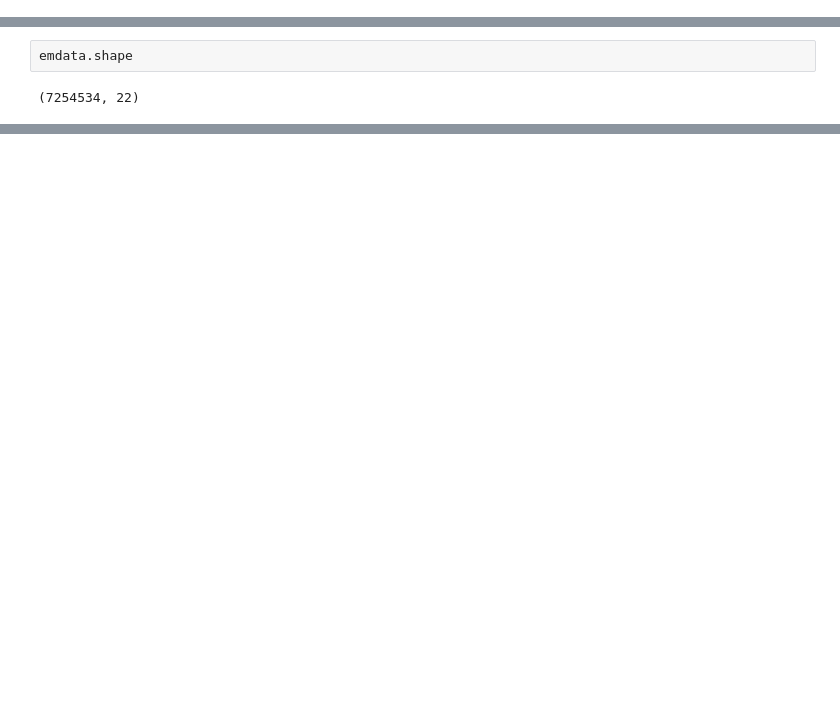
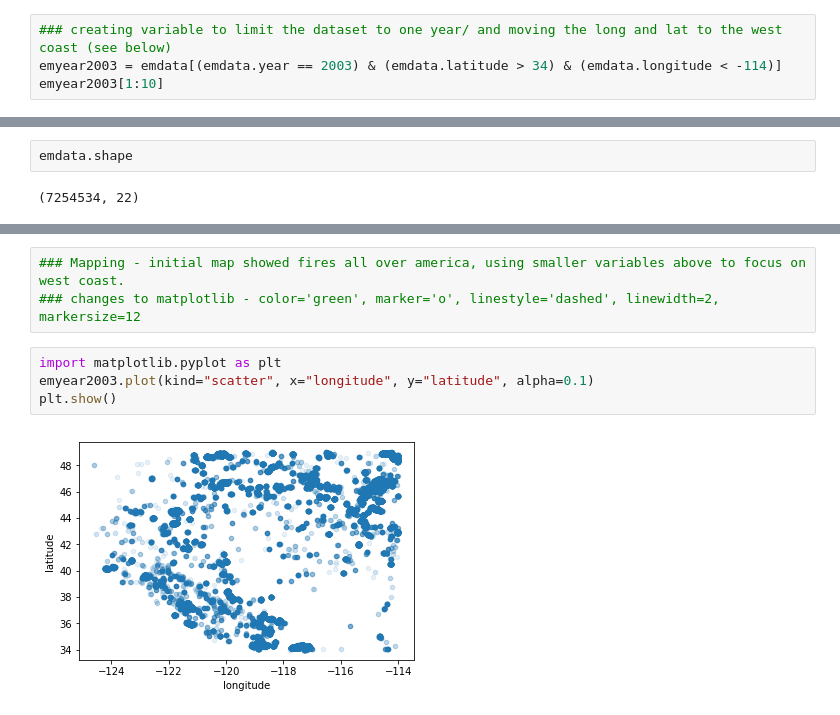
Before and after one commit to NahidGithub/Predicting-Wildfires, a Jupyter notebook: EmissionsCombineCSV.ipynb, the cells around one changed output, grey strips where cells are left out. Saved outputs shown, nothing was run; the diff lists cells and outputs as text; blank space fills up the shorter version.

```diff
--- a/EmissionsCombineCSV.ipynb
+++ b/EmissionsCombineCSV.ipynb
@@ -30,3 +29,7 @@ emdata['year'].unique()
 # %% [output]
 array([2008, 2009, 2013, 2007, 2006, 2012, 2004, 2010, 2011, 2005, 2015,
        2014, 2003])
+# %%
+### creating variable to limit the dataset to one year/ and moving the long and lat to the west coast (see below)
+emyear2003 = emdata[(emdata.year == 2003) & (emdata.latitude > 34) & (emdata.longitude < -114)]
+emyear2003[1:10]
@@ -54,0 +64,9 @@ Name: year, dtype: int64
+# %%
+### Mapping - initial map showed fires all over america, using smaller variables above to focus on west coast.
+### changes to matplotlib - color='green', marker='o', linestyle='dashed', linewidth=2, markersize=12
+# %%
+import matplotlib.pyplot as plt
+emyear2003.plot(kind="scatter", x="longitude", y="latitude", alpha=0.1)
+plt.show()
+# %% [output]
+[figure, added]
```
Also changed, not shown: parts of 9 cells of this notebook.
